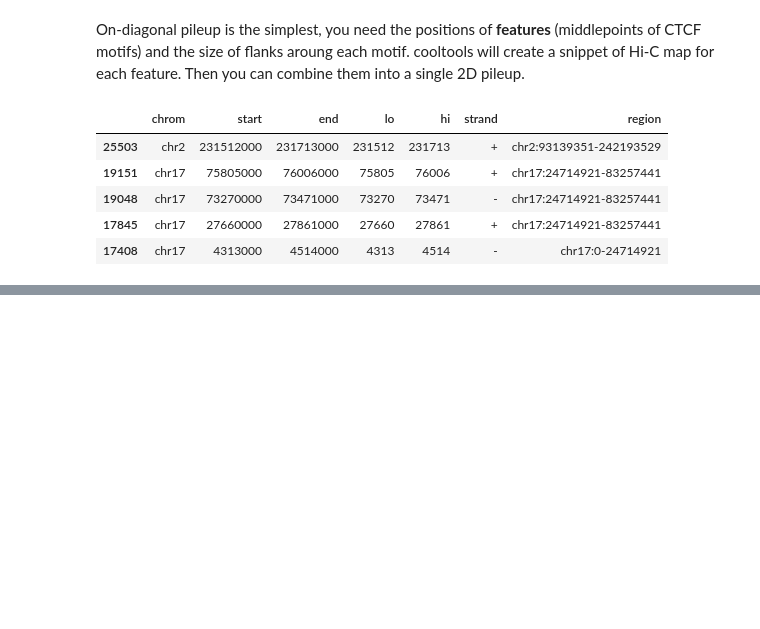
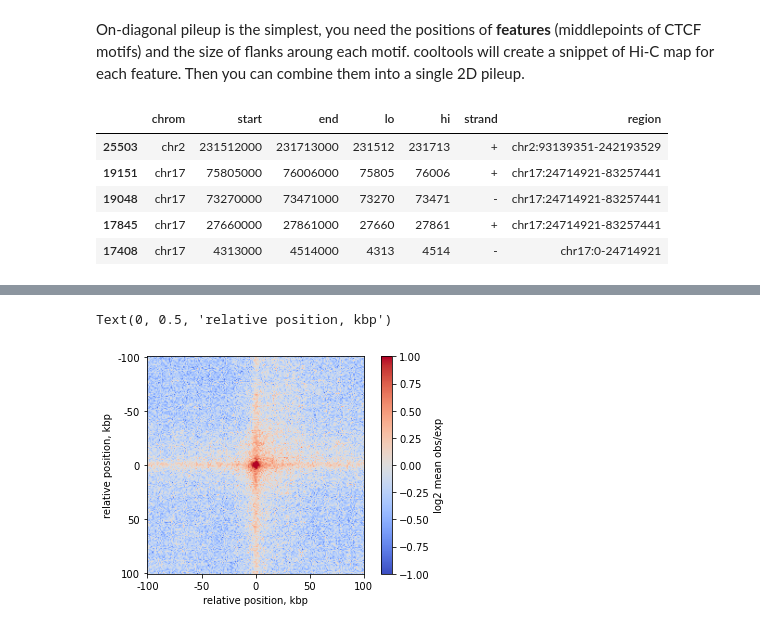
Before and after one commit to open2c/open2c_examples, a Jupyter notebook: pileup_CTCF.ipynb, the cells around one changed output, grey strips where cells are left out. Cells and saved outputs as stored; diff of their text form; code cells hidden in the pictures; blank space fills up the shorter version.

```diff
--- a/pileup_CTCF.ipynb
+++ b/pileup_CTCF.ipynb
@@ -169,0 +323,17 @@ Text(0, 0.5, 'relative position, kbp')
+# %%
+flank = 100000
+
+windows1 = snipping.make_bin_aligned_windows(
+    resolution,
+    sites_paired['chrom1'],
+    sites_paired['mid1'],
+    flank_bp=flank)
+
+windows2 = snipping.make_bin_aligned_windows(
+    resolution,
+    sites_paired['chrom2'],
+    sites_paired['mid2'],
+    flank_bp=flank)
+
+windows = pd.merge(windows1, windows2, left_index=True, right_index=True, suffixes=('1', '2'))
+windows = snipping.assign_regions(windows, supports)
@@ -169,0 +351,29 @@ Text(0, 0.5, 'relative position, kbp')
+# %%
+oe_snipper = cooltools.snipping.ObsExpSnipper(clr, expected)
+
+# create the stack of snips:
+with multiprocess.Pool(nthreads) as pool:
+    stack = cooltools.snipping.pileup(
+            windows,
+            oe_snipper.select,
+            oe_snipper.snip,
+            map=pool.map
+            )
+
+mtx = np.nanmean(stack, axis=2)
+# %%
+plt.imshow(
+    np.log2(mtx),
+    vmax = 1.0,
+    vmin = -1.0,
+    cmap='coolwarm')
+plt.colorbar(label = 'log2 mean obs/exp')
+ticks_pixels = np.linspace(0, flank*2//resolution,5)
+ticks_kbp = ((ticks_pixels-ticks_pixels[-1]/2)*resolution//1000).astype(int)
+plt.xticks(ticks_pixels, ticks_kbp)
+plt.yticks(ticks_pixels, ticks_kbp)
+plt.xlabel('relative position, kbp')
+plt.ylabel('relative position, kbp')
+# %% [output]
+Text(0, 0.5, 'relative position, kbp')
+[figure, added]
```
Also changed, not shown: parts of 28 cells of this notebook.
